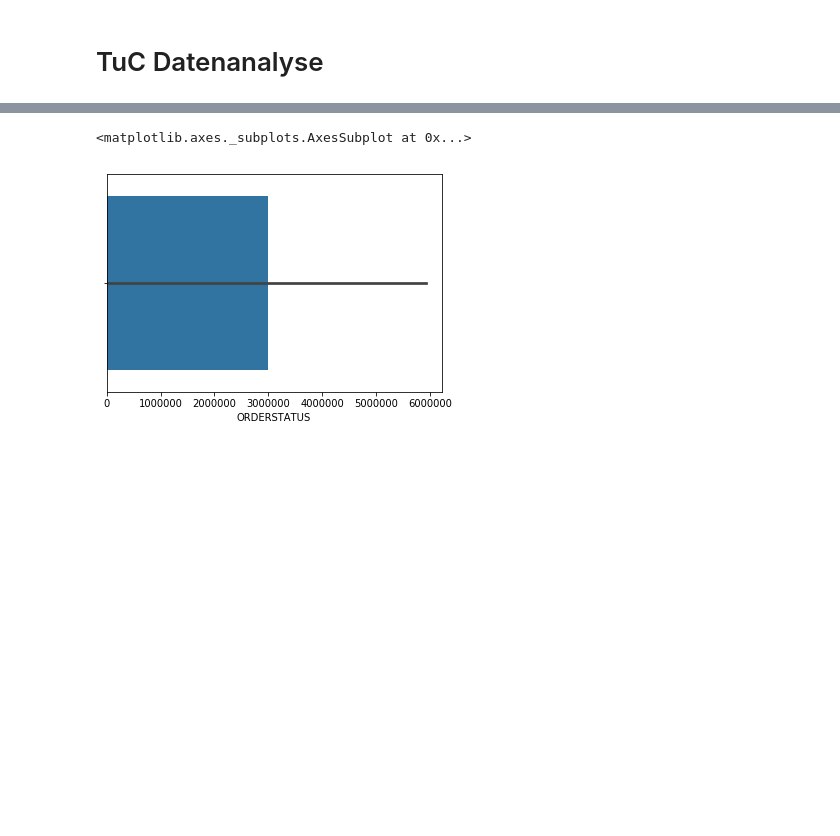
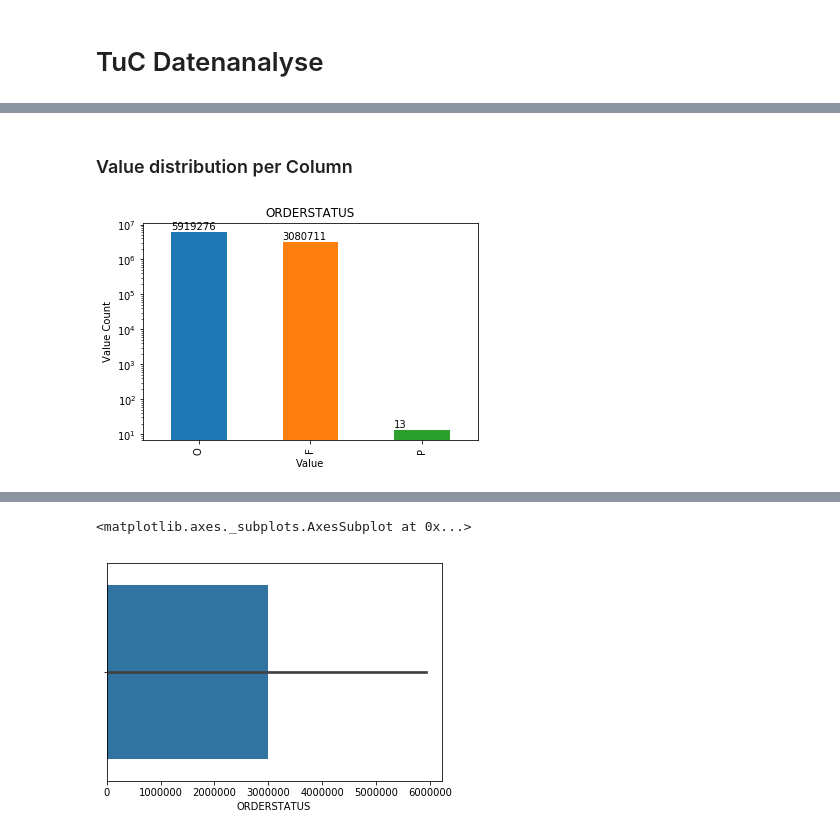
Before and after one commit to paszin/TuCompression, a Jupyter notebook: python/Tuc.ipynb, the cells around one changed output, grey strips where cells are left out. Drawn from its saved outputs; the diff is of its cells as text; code cells hidden in the pictures; blank space fills up the shorter version.

Commit message:
reorder plots, add plots for orderpriority and totalprice, init plots for compressions insights

```diff
--- a/python/Tuc.ipynb
+++ b/python/Tuc.ipynb
@@ -8,7 +8,9 @@ import pandas as pd
 import seaborn as sns
 import matplotlib.pyplot as plt
 # %%
+# load data and remove unnamed row
 data = pd.read_csv('../data/order.tbl.short', sep='|')
+data = data.loc[:, ~data.columns.str.contains('^Unnamed')]
 # %%
 # Overview
 number_of_rows = len(data)
@@ -44,0 +41,10 @@ data['ORDERSTATUS'].value_counts().plot(kind='bar')
+# %% [markdown]
+### Value distribution per Column
+# %%
+header = 'ORDERSTATUS'
+ax = data[header].value_counts().plot(kind='bar', logy=True, title=header)
+ax.set(xlabel="Value", ylabel="Value Count")
+for p in ax.patches:
+    ax.annotate(str(p.get_height()), (p.get_x(), p.get_height() * 1.2))
+# %% [output]
+[figure, added]
```
Also changed, not shown: parts of 17 cells of this notebook.
